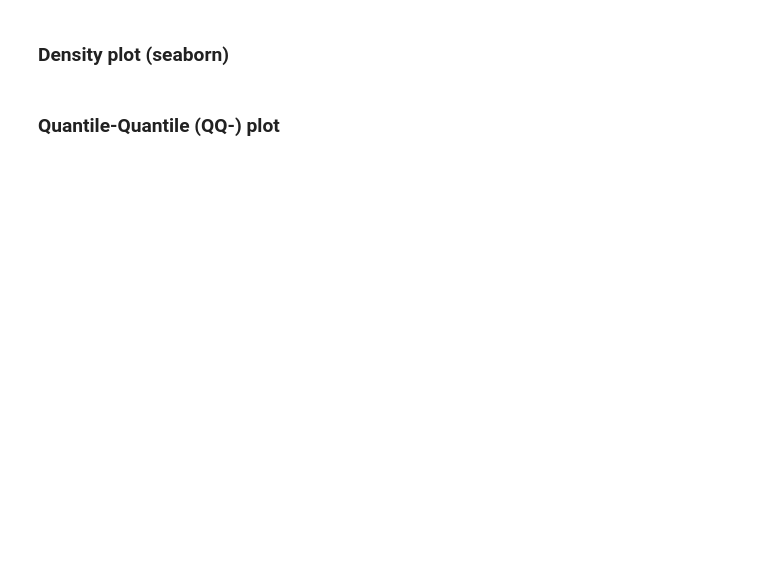
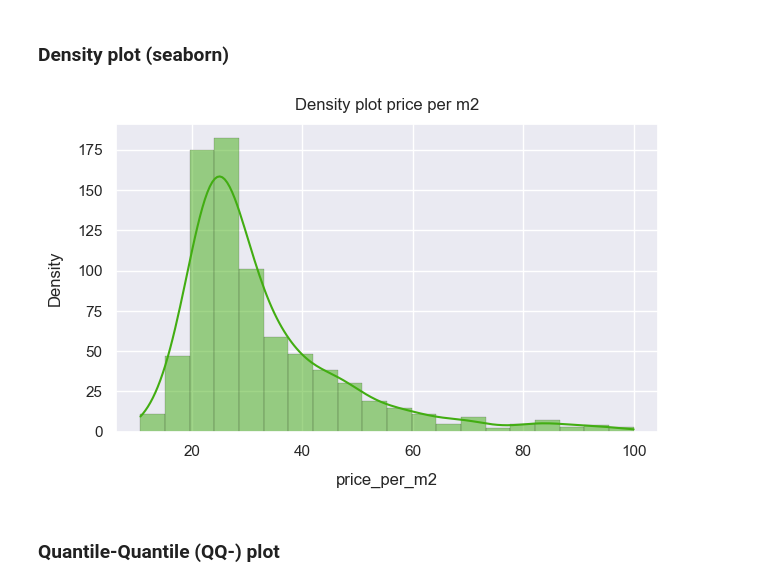
Before and after one commit to zempcol1/python_exploratory_data_analysis, a Jupyter notebook: exploratory_data_analysis_apartments_data.ipynb, the cells around one changed output. Saved outputs shown, nothing was run; the diff lists cells and outputs as text; code cells hidden in the pictures; blank space fills up the shorter version.

```diff
--- a/exploratory_data_analysis_apartments_data.ipynb
+++ b/exploratory_data_analysis_apartments_data.ipynb
@@ -223,19 +356,21 @@ plt.show()
 ### Density plot  (seaborn)
 # %%
 plt.figure(figsize=(7,4))
-sns.distplot(df['price_per_m2'],
-             hist=True,
+sns.histplot(df['price_per_m2'],
+             bins=20,
+             color='#42AD12',
+             alpha=0.5,
              kde=True,
-             bins=20,
-             color = 'green',
-             hist_kws={'edgecolor':'black'},
-             kde_kws={'linewidth': 2},
-            )
+             edgecolor='black',
+             linewidth=0.1)
+
 plt.title('Density plot price per m2', fontsize=12, pad=10)
 plt.xlabel('price_per_m2', fontsize=12, labelpad=10)
 plt.ylabel('Density', fontsize=12, labelpad=10)
 plt.grid(True)
 plt.show()
+# %% [output]
+[figure, added]
 # %% [markdown]
 ### Quantile-Quantile (QQ-) plot
 # %%
```
Also changed, not shown: parts of 29 cells of this notebook, 1 other file.
